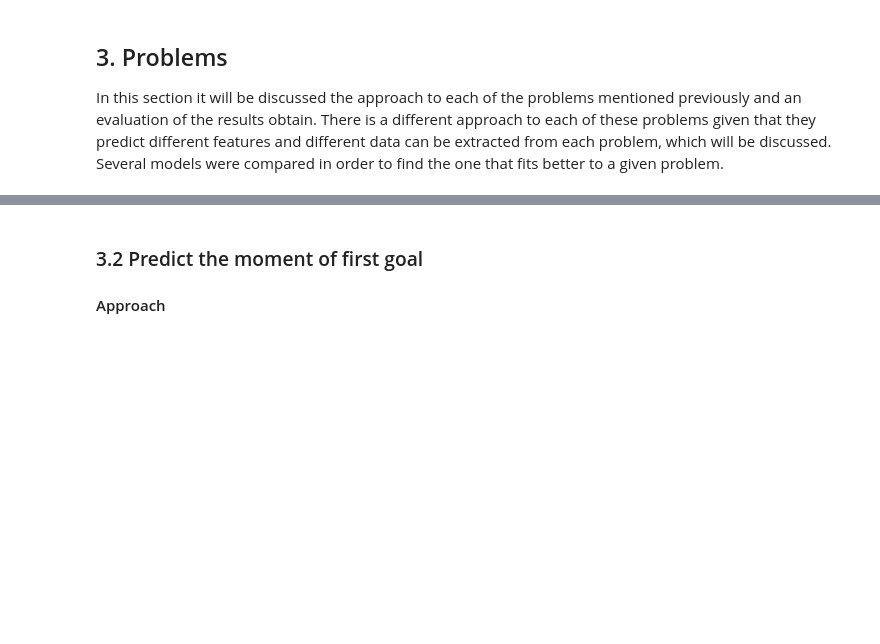
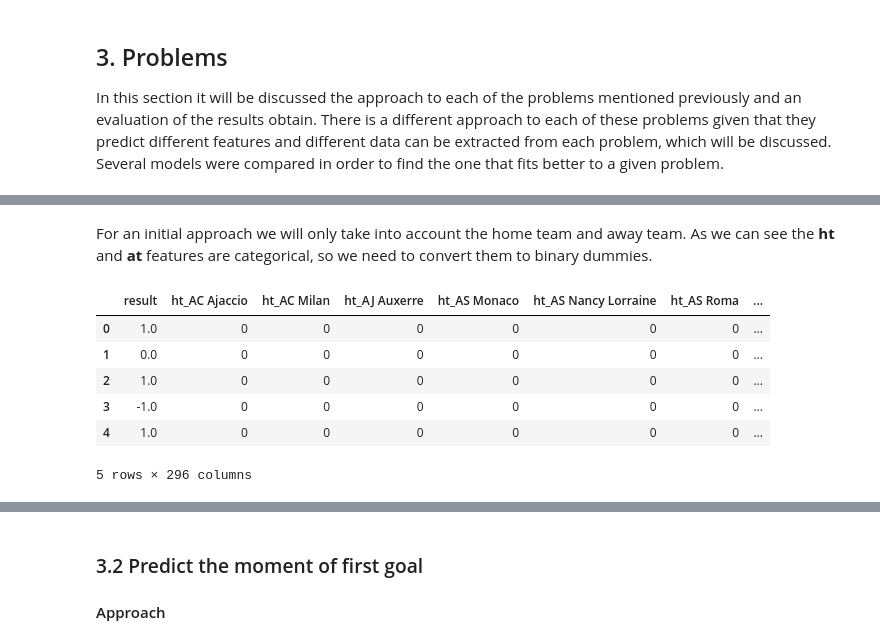
Before and after one commit to gmtorres/MIEIC_19_20_IART, a Jupyter notebook: Proj2/report.ipynb, the cells around one changed output, grey strips where cells are left out. Cells and saved outputs as stored; diff of their text form; code cells hidden in the pictures; blank space fills up the shorter version.

```diff
--- a/Proj2/report.ipynb
+++ b/Proj2/report.ipynb
@@ -282,0 +390,15 @@ In this section it will be discussed the approach to each of the problems mentio
+# %% [markdown]
+For an initial approach we will only take into account the home team and away team.
+As we can see the **ht** and **at** features are categorical, so we need to convert them to binary dummies.
+# %%
+games = games[['ht','at','result']]
+games_dummies = pd.get_dummies(games, columns=['ht','at'])
+games_dummies.head()
+# %% [output]
+|  | result | ht_AC Ajaccio | ht_AC Milan | ht_AJ Auxerre | ht_AS Monaco | ht_AS Nancy Lorraine | ht_AS Roma | ... |
+| 0 | 1.0 | 0 | 0 | 0 | 0 | 0 | 0 | ... |
+| 1 | 0.0 | 0 | 0 | 0 | 0 | 0 | 0 | ... |
+| 2 | 1.0 | 0 | 0 | 0 | 0 | 0 | 0 | ... |
+| 3 | -1.0 | 0 | 0 | 0 | 0 | 0 | 0 | ... |
+| 4 | 1.0 | 0 | 0 | 0 | 0 | 0 | 0 | ... |
+5 rows × 296 columns
```
Also changed, not shown: parts of 17 cells of this notebook, 1 other file.
